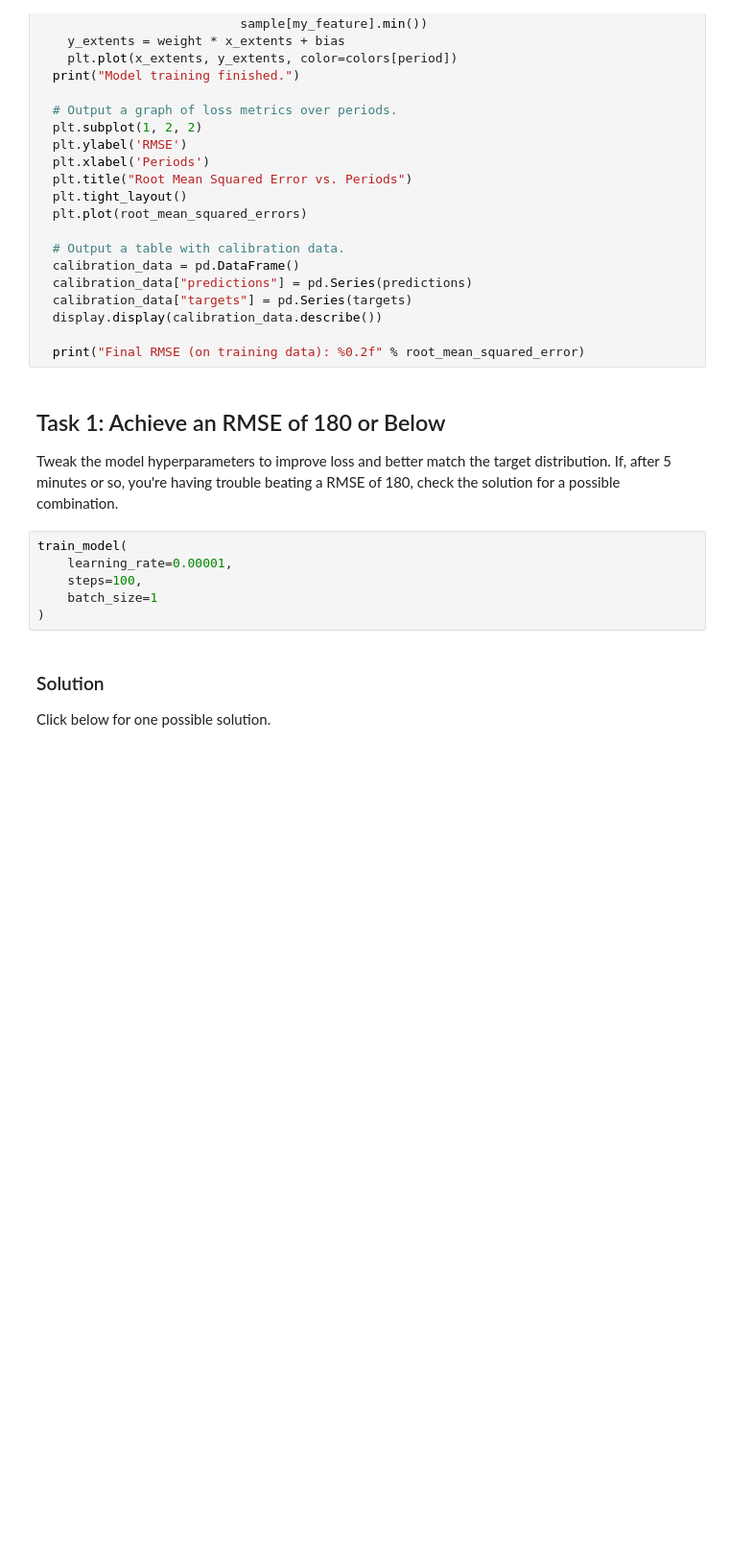
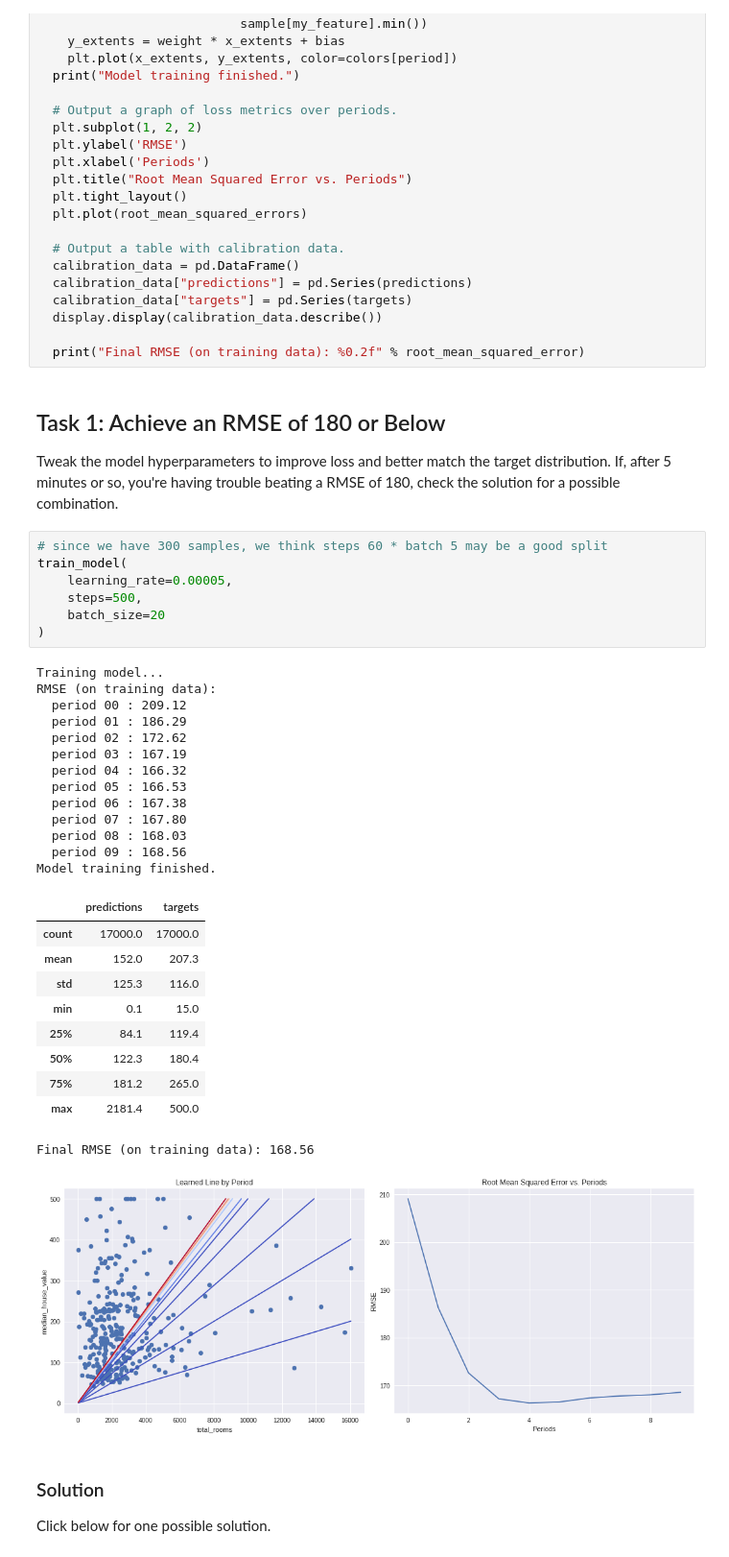
Before and after one commit to purplefox81/eLearningAssignments, a Jupyter notebook: Machine.Learning.Crash.Course.by.Google/02_first_steps_with_tensor_flow.ipynb, the cells around one changed output. Shown: that part at 96% size. Cells and saved outputs as stored; diff of their text form; blank space fills up the shorter version.

```diff
--- a/Machine.Learning.Crash.Course.by.Google/02_first_steps_with_tensor_flow.ipynb
+++ b/Machine.Learning.Crash.Course.by.Google/02_first_steps_with_tensor_flow.ipynb
@@ -372,12 +450,38 @@ def train_model(learning_rate, steps, batch_size, input_feature="total_rooms"):
 
 Tweak the model hyperparameters to improve loss and better match the target distribution.
 If, after 5 minutes or so, you're having trouble beating a RMSE of 180, check the solution for a possible combination.
-# %%
-train_model(
-    learning_rate=0.00001,
-    steps=100,
-    batch_size=1
-)
+# %%
+# since we have 300 samples, we think steps 60 * batch 5 may be a good split
+train_model(
+    learning_rate=0.00005,
+    steps=500,
+    batch_size=20
+)
+# %% [output]
+Training model...
+RMSE (on training data):
+  period 00 : 209.12
+  period 01 : 186.29
+  period 02 : 172.62
+  period 03 : 167.19
+  period 04 : 166.32
+  period 05 : 166.53
+  period 06 : 167.38
+  period 07 : 167.80
+  period 08 : 168.03
+  period 09 : 168.56
+Model training finished.
+|  | predictions | targets |
+| count | 17000.0 | 17000.0 |
+| mean | 152.0 | 207.3 |
+| std | 125.3 | 116.0 |
+| min | 0.1 | 15.0 |
+| 25% | 84.1 | 119.4 |
+| 50% | 122.3 | 180.4 |
+| 75% | 181.2 | 265.0 |
+| max | 2181.4 | 500.0 |
+Final RMSE (on training data): 168.56
+[figure, added]
 # %% [markdown]
 ### Solution
 
```
Also changed, not shown: parts of 14 cells of this notebook.
